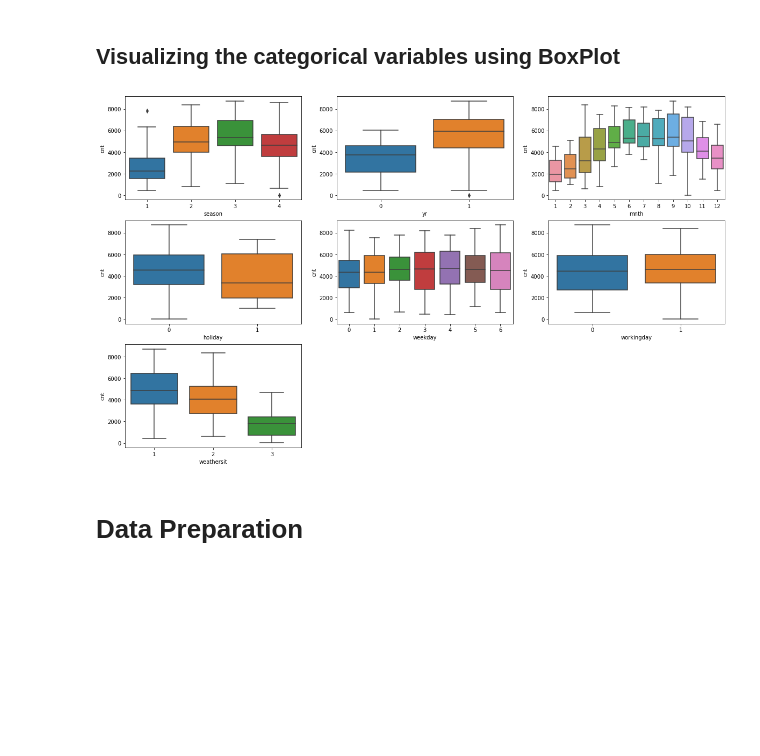
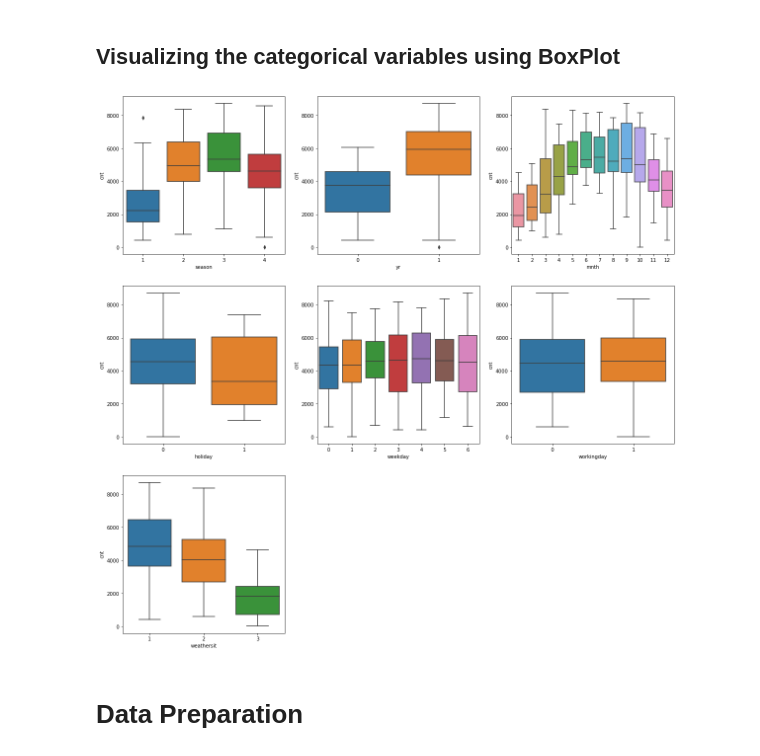
Before and after one commit to thenamankumar/bike-sharing-linear-regression-assignment, a Jupyter notebook: assignment.ipynb, the cells around one changed output. Saved outputs shown, nothing was run; the diff lists cells and outputs as text; code cells hidden in the pictures; blank space fills up the shorter version.

```diff
--- a/assignment.ipynb
+++ b/assignment.ipynb
@@ -82,15 +82,15 @@ sns.pairplot(df[df.columns.drop(categorical_variables)])
 # %% [markdown]
 ## Visualizing the categorical variables using BoxPlot
 # %%
-plt.figure(figsize=(20, 12))
+plt.figure(figsize=(20, 20))
 
 for index, variable in enumerate(categorical_variables):
     plt.subplot(3, 3, index + 1)
     sns.boxplot(x=variable, y='cnt', data=df)
 
 plt.show()
 # %% [output]
-[figure, old version]
+[figure, new version]
 # %% [markdown]
 # Data Preparation
 # %% [markdown]
```
Also changed, not shown: parts of 51 cells of this notebook, 1 other file.
